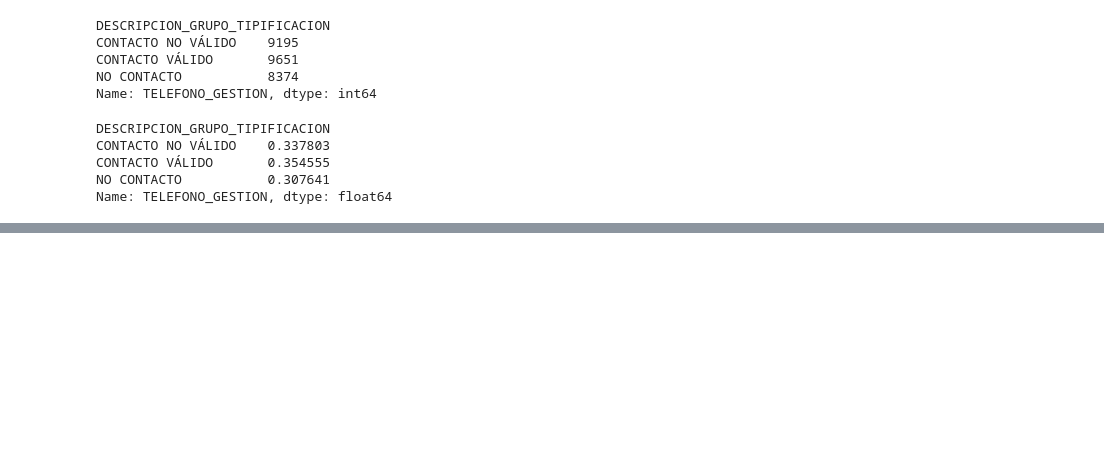
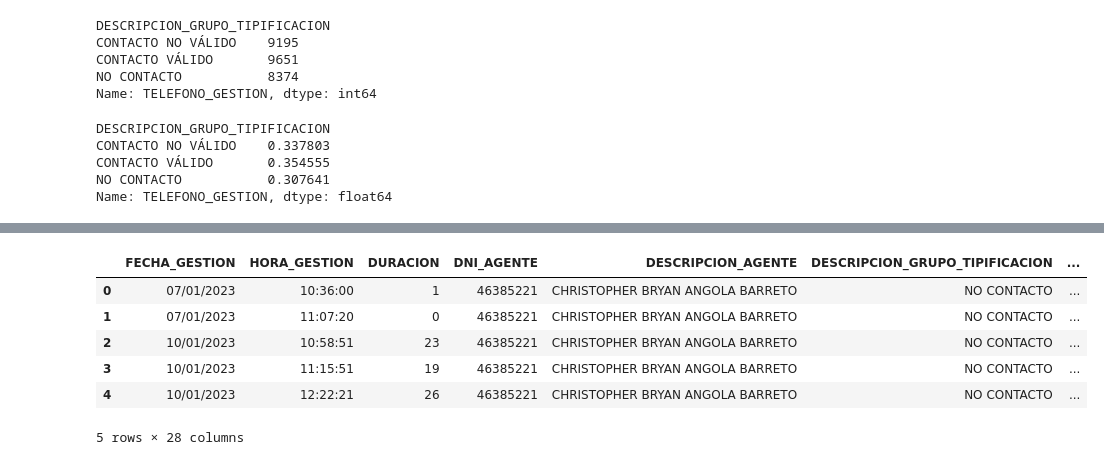
Before and after one commit to maary17/TrabajoBCP, a Jupyter notebook: ObtenerContactoValidoClientes.ipynb, the cells around one changed output, grey strips where cells are left out. Saved outputs shown, nothing was run; the diff lists cells and outputs as text; code cells hidden in the pictures; blank space fills up the shorter version.

```diff
--- a/ObtenerContactoValidoClientes.ipynb
+++ b/ObtenerContactoValidoClientes.ipynb
@@ -178,0 +172,12 @@ Name: TELEFONO_GESTION, dtype: float64
+# %%
+SCC_Enero=pd.read_excel("Gestión de Leads_SCC_Enero.xlsx")
+# %%
+SCC_Enero.head()
+# %% [output]
+|  | FECHA_GESTION | HORA_GESTION | DURACION | DNI_AGENTE | DESCRIPCION_AGENTE | DESCRIPCION_GRUPO_TIPIFICACION | ... |
+| 0 | 07/01/2023 | 10:36:00 | 1 | 46385221 | CHRISTOPHER BRYAN ANGOLA BARRETO | NO CONTACTO | ... |
+| 1 | 07/01/2023 | 11:07:20 | 0 | 46385221 | CHRISTOPHER BRYAN ANGOLA BARRETO | NO CONTACTO | ... |
+| 2 | 10/01/2023 | 10:58:51 | 23 | 46385221 | CHRISTOPHER BRYAN ANGOLA BARRETO | NO CONTACTO | ... |
+| 3 | 10/01/2023 | 11:15:51 | 19 | 46385221 | CHRISTOPHER BRYAN ANGOLA BARRETO | NO CONTACTO | ... |
+| 4 | 10/01/2023 | 12:22:21 | 26 | 46385221 | CHRISTOPHER BRYAN ANGOLA BARRETO | NO CONTACTO | ... |
+5 rows × 28 columns
```
Also changed, not shown: parts of 12 cells of this notebook, 1 other file.
